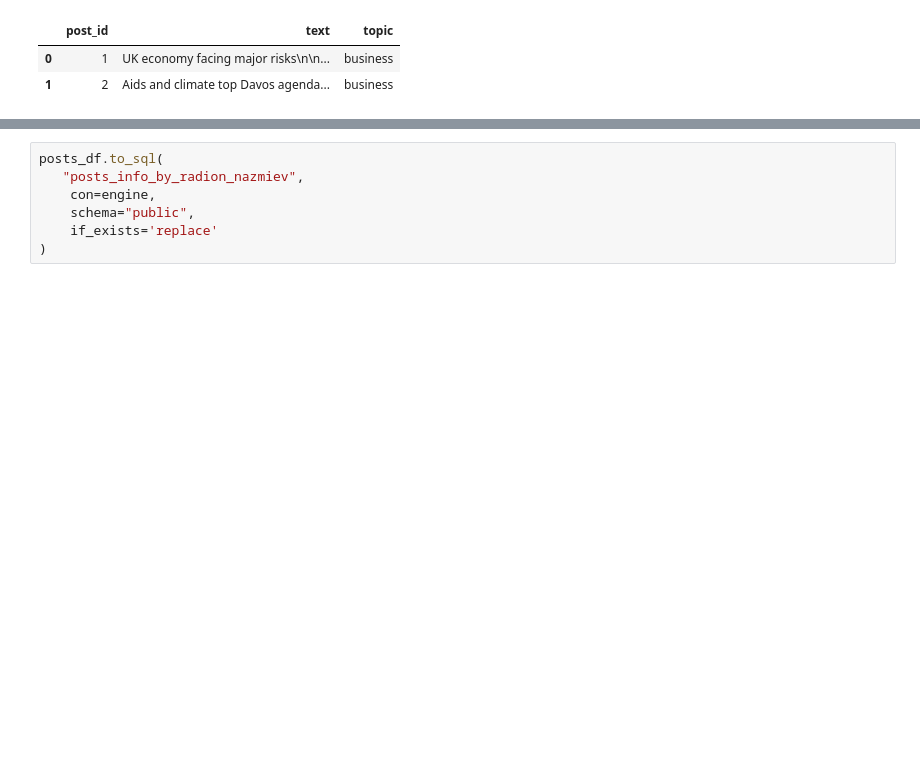
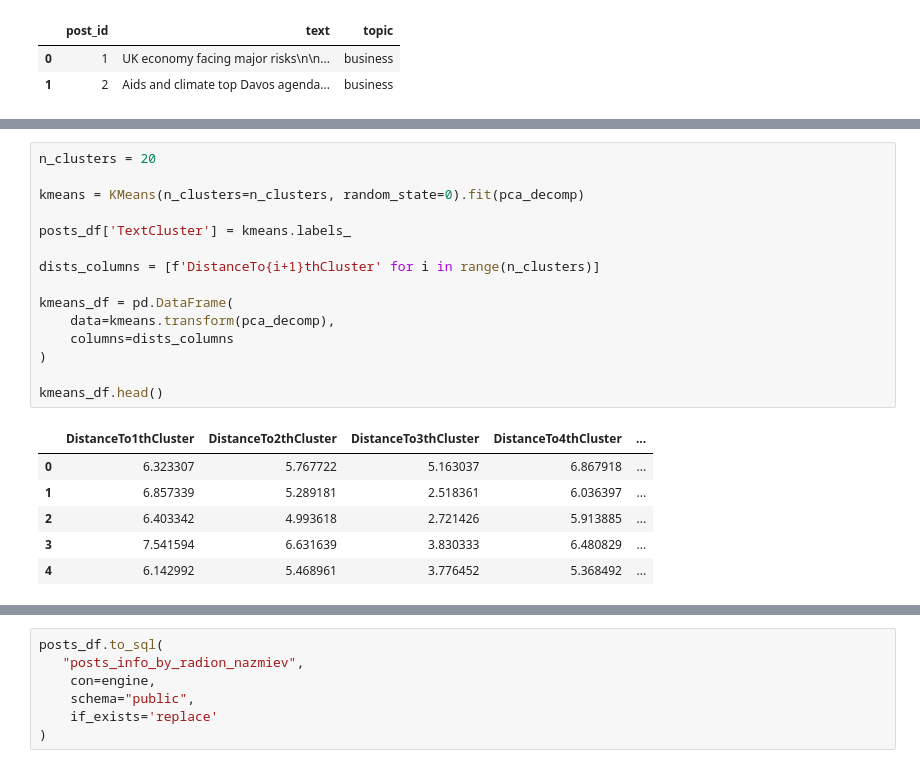
Before and after one commit to RadionNazmiev/recommendation_system_project, a Jupyter notebook: model.ipynb, the cells around one changed output, grey strips where cells are left out. Saved outputs shown, nothing was run; the diff lists cells and outputs as text; blank space fills up the shorter version.

```diff
--- a/model.ipynb
+++ b/model.ipynb
@@ -143,3 +133,25 @@ kmeans_df.head()
+# %%
+n_clusters = 20
+
+kmeans = KMeans(n_clusters=n_clusters, random_state=0).fit(pca_decomp)
+
+posts_df['TextCluster'] = kmeans.labels_
+
+dists_columns = [f'DistanceTo{i+1}thCluster' for i in range(n_clusters)]
+
+kmeans_df = pd.DataFrame(
+    data=kmeans.transform(pca_decomp),
+    columns=dists_columns
+)
+
+kmeans_df.head()
+# %% [output]
+|  | DistanceTo1thCluster | DistanceTo2thCluster | DistanceTo3thCluster | DistanceTo4thCluster | ... |
+| 0 | 6.323307 | 5.767722 | 5.163037 | 6.867918 | ... |
+| 1 | 6.857339 | 5.289181 | 2.518361 | 6.036397 | ... |
+| 2 | 6.403342 | 4.993618 | 2.721426 | 5.913885 | ... |
+| 3 | 7.541594 | 6.631639 | 3.830333 | 6.480829 | ... |
+| 4 | 6.142992 | 5.468961 | 3.776452 | 5.368492 | ... |
 # %%
 posts_df = pd.concat((posts_df,kmeans_df),axis=1)
 # posts_df.to_parquet("./postgres/init_data/processed_posts.parquet")
```
Also changed, not shown: parts of 18 cells of this notebook, 9 other files.
